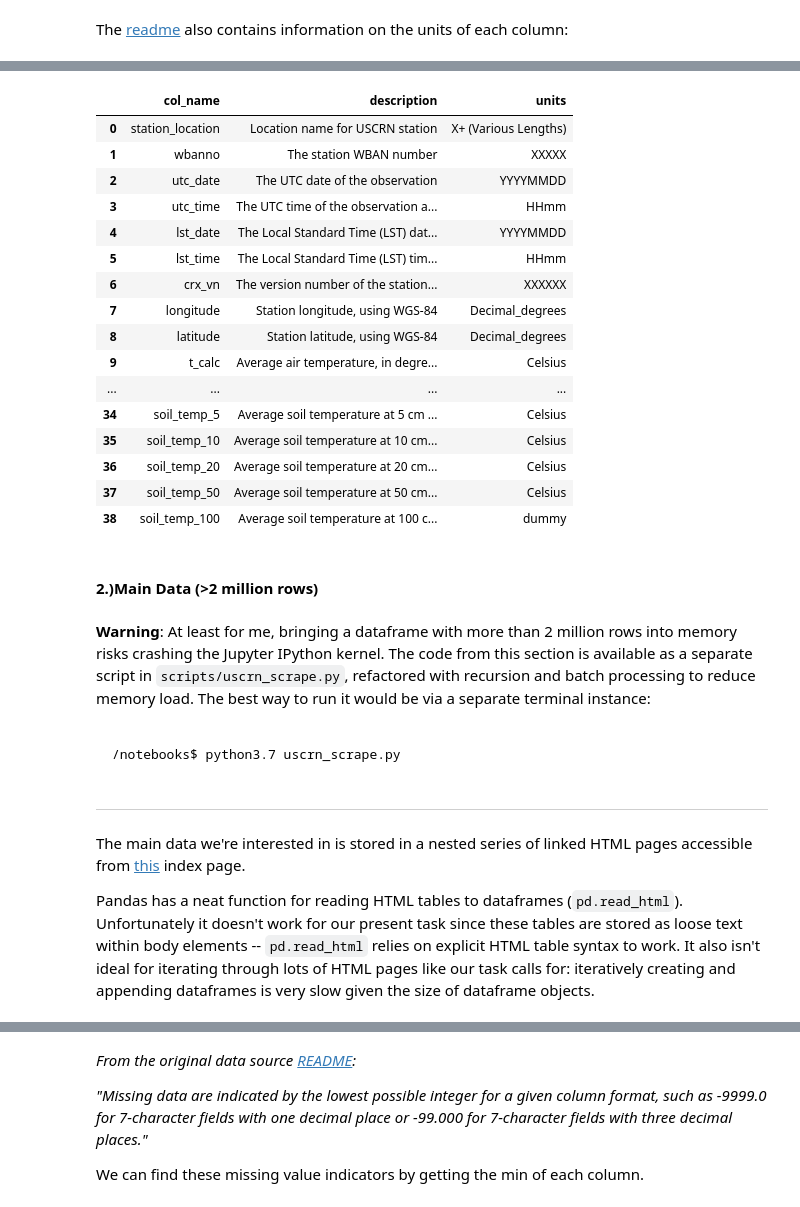
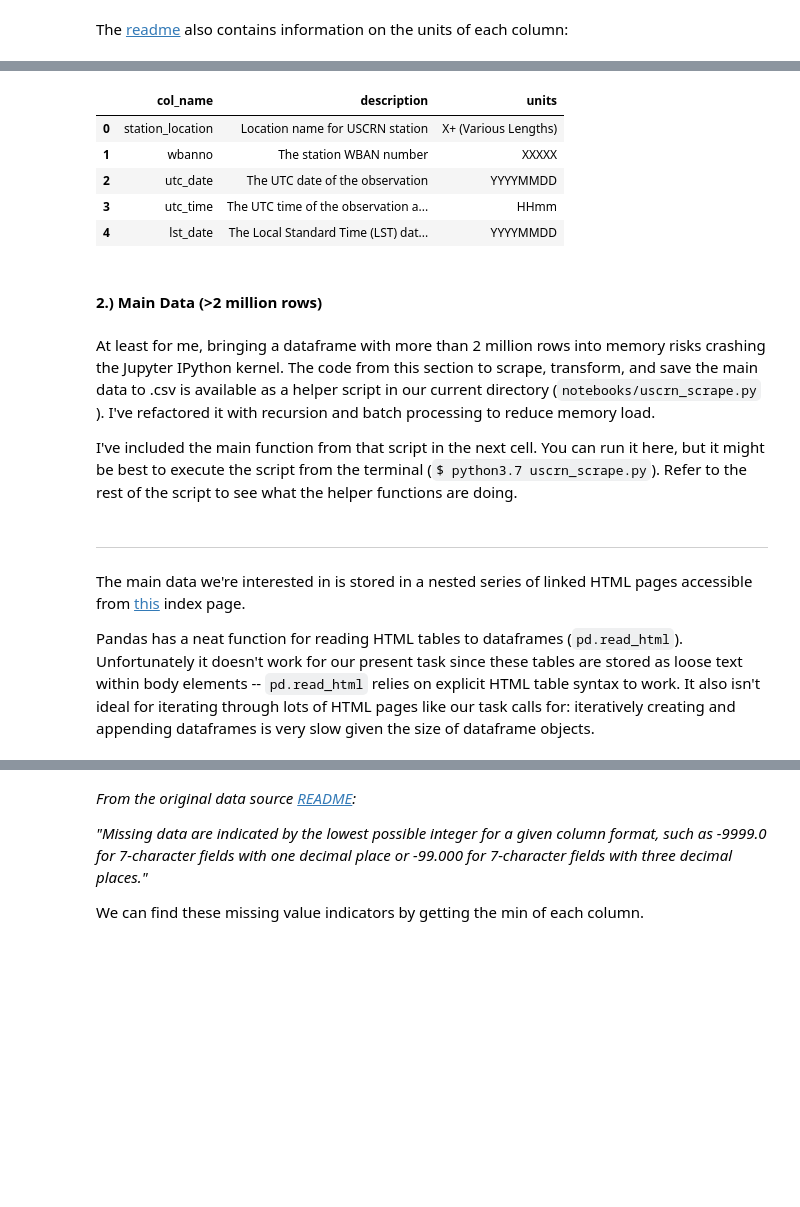
Before and after one commit to apsocarras/alaska-etl, a Jupyter notebook: notebooks/uscrn_scrape.ipynb, the cells around one changed output, grey strips where cells are left out. Drawn from its saved outputs; the diff is of its cells as text; code cells hidden in the pictures; blank space fills up the shorter version.

Commit message:
Refactor uscrn_scrape notebook and script

````diff
--- a/notebooks/uscrn_scrape.ipynb
+++ b/notebooks/uscrn_scrape.ipynb
@@ -129,40 +113,23 @@ units
 # %%
 header_info = {
   'col_name': columns,
   'description': descriptions,
   'units': units
 }
 header_df = pd.DataFrame(header_info)
-# header_df.to_csv("../data/column_descriptions.csv", index=False)
 
-header_df
+header_df.head(5)
 # %% [output]
 |  | col_name | description | units |
 | 0 | station_location | Location name for USCRN station | X+ (Various Lengths) |
 | 1 | wbanno | The station WBAN number | XXXXX |
 | 2 | utc_date | The UTC date of the observation | YYYYMMDD |
 | 3 | utc_time | The UTC time of the observation a... | HHmm |
 | 4 | lst_date | The Local Standard Time (LST) dat... | YYYYMMDD |
-| 5 | lst_time | The Local Standard Time (LST) tim... | HHmm |
-| 6 | crx_vn | The version number of the station... | XXXXXX |
-| 7 | longitude | Station longitude, using WGS-84 | Decimal_degrees |
-| 8 | latitude | Station latitude, using WGS-84 | Decimal_degrees |
-| 9 | t_calc | Average air temperature, in degre... | Celsius |
-| ... | ... | ... | ... |
-| 34 | soil_temp_5 | Average soil temperature at 5 cm ... | Celsius |
-| 35 | soil_temp_10 | Average soil temperature at 10 cm... | Celsius |
-| 36 | soil_temp_20 | Average soil temperature at 20 cm... | Celsius |
-| 37 | soil_temp_50 | Average soil temperature at 50 cm... | Celsius |
-| 38 | soil_temp_100 | Average soil temperature at 100 c... | dummy |
 # %% [markdown]
-#### 2.)Main Data (>2 million rows)
+#### 2.) Main Data (>2 million rows)
 # %% [markdown]
+At least for me, bringing a dataframe with more than 2 million rows into memory risks crashing the Jupyter IPython kernel. The code from this section to scrape, transform, and save the main data to .csv is available as a helper script in our current directory (`notebooks/uscrn_scrape.py`
+). I've refactored it with recursion and batch processing to reduce memory load.
 
-**Warning**: At least for me, bringing a dataframe with more than 2 million rows into memory risks crashing the Jupyter IPython kernel. The code from this section is available as a separate script in `scripts/uscrn_scrape.py`, refactored with recursion and batch processing to reduce memory load. The best way to run it would be via a separate terminal instance:
-```bash
-
-/notebooks$ python3.7 uscrn_scrape.py
-
-```
-
----
+I've included the main function from that script in the next cell. You can run it here, but it might be best to execute the script from the terminal (`$ python3.7 uscrn_scrape.py`). Refer to the rest of the script to see what the helper functions are doing.
@@ -169,4 +210,6 @@ header_df
 # %% [markdown]
+---
+
 The main data we're interested in is stored in a nested series of linked HTML pages accessible from [this](https://www.ncei.noaa.gov/pub/data/uscrn/products/hourly02/) index page.
 
 Pandas has a neat function for reading HTML tables to dataframes (`pd.read_html`). Unfortunately it doesn't work for our present task since these tables are stored as loose text within body elements -- `pd.read_html` relies on explicit HTML table syntax to work. It also isn't ideal for iterating through lots of HTML pages like our task calls for: iteratively creating and appending dataframes is very slow given the size of dataframe objects.
````
Also changed, not shown: parts of 13 cells of this notebook, 1 other file.
